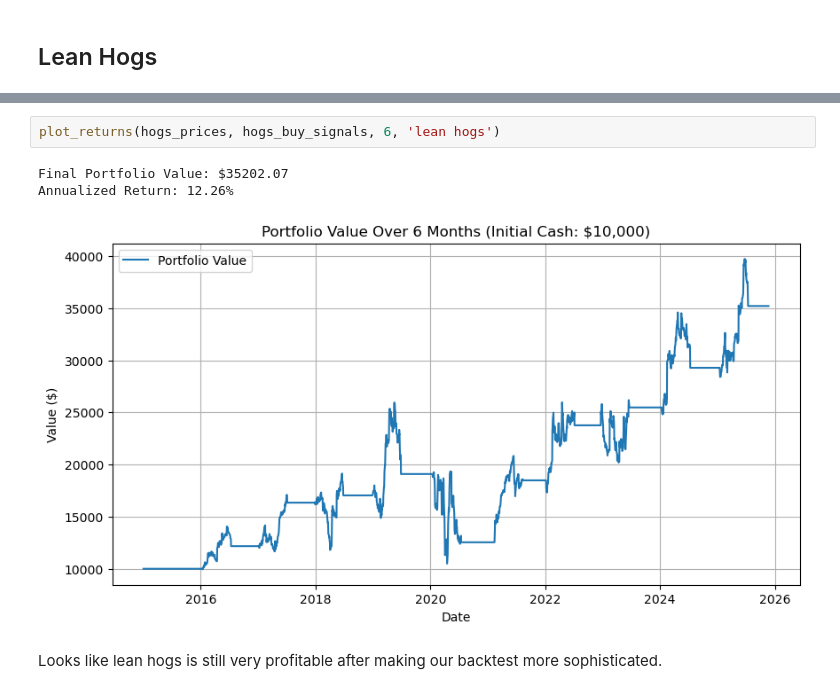
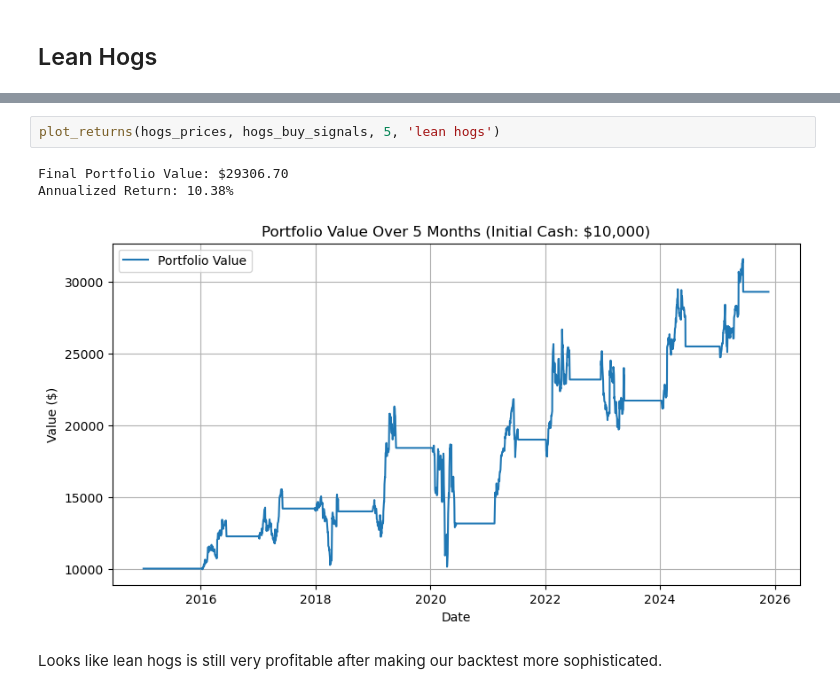
Before and after one commit to hansel7121/Trading-Commodities-Using-Extreme-Weather-Events, a Jupyter notebook: presentation.ipynb, the cells around one changed output, grey strips where cells are left out. Drawn from its saved outputs; the diff is of its cells as text.

```diff
--- a/presentation.ipynb
+++ b/presentation.ipynb
@@ -828,9 +772,9 @@ Annualized Return: -1.45%
 # %%
-plot_returns(hogs_prices, hogs_buy_signals, 6, 'lean hogs')
+plot_returns(hogs_prices, hogs_buy_signals, 5, 'lean hogs')
 # %% [output]
-Final Portfolio Value: $35202.07
-Annualized Return: 12.26%
+Final Portfolio Value: $29306.70
+Annualized Return: 10.38%
-[figure, old version]
+[figure, new version]
 # %% [markdown]
 Looks like lean hogs is still very profitable after making our backtest more sophisticated.
 # %% [markdown]
```
Also changed, not shown: parts of 11 cells of this notebook, 4 other files.
